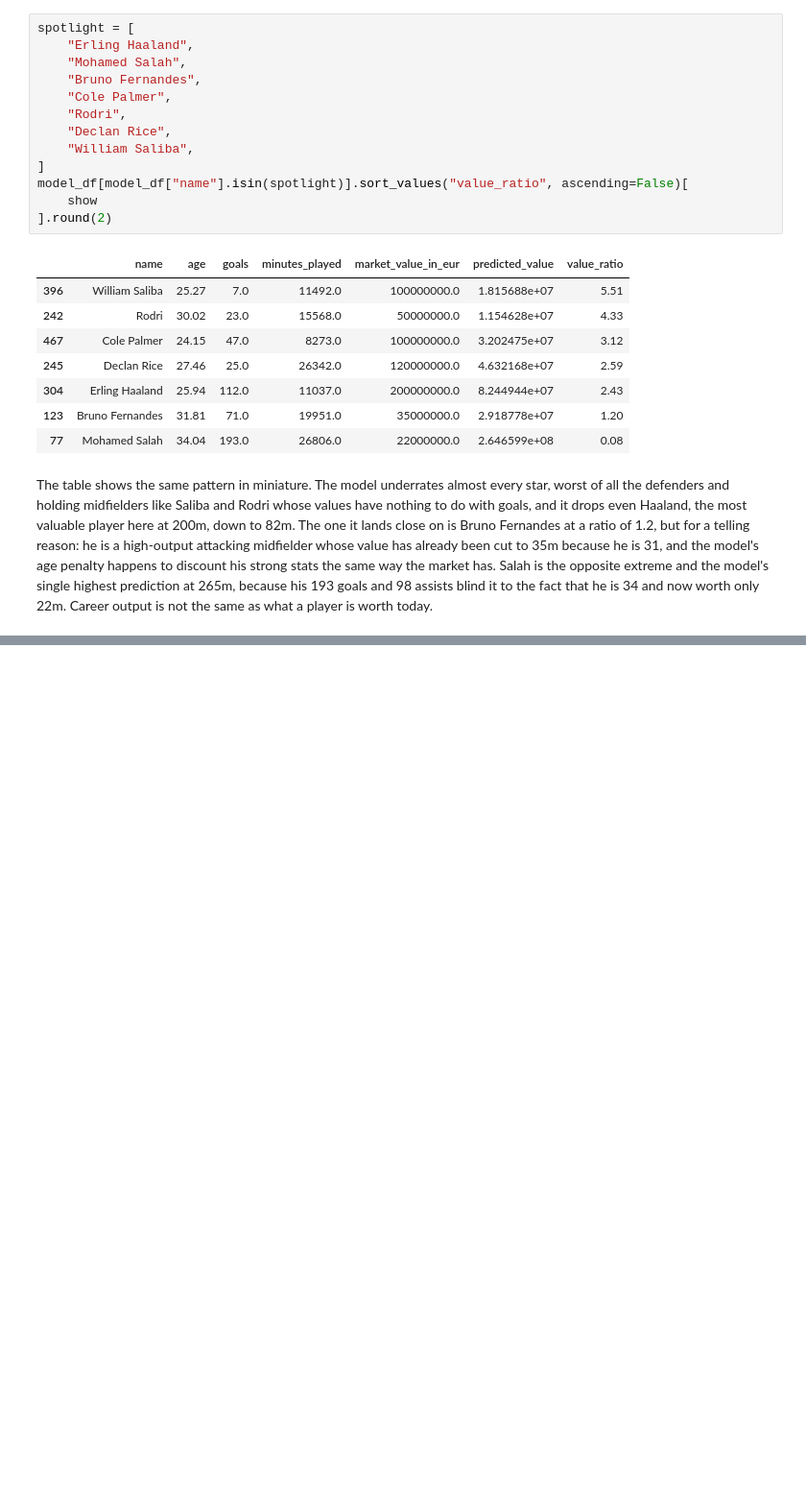
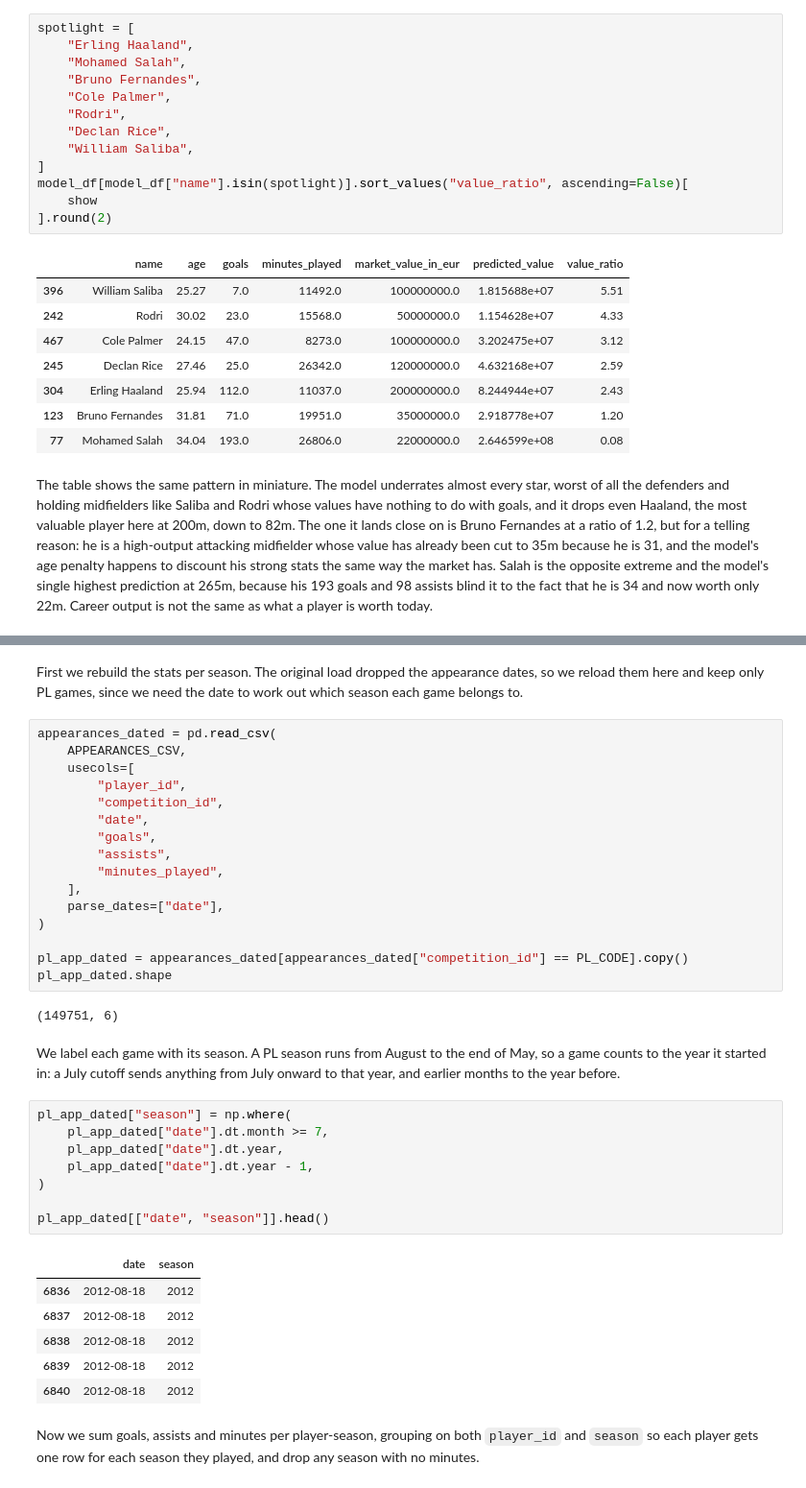
Before and after one commit to konstantinosioan/pl-transfer-value-predictor, a Jupyter notebook: notebook.ipynb, the cells around one changed output, grey strips where cells are left out. Shown at 96% size. Cells and saved outputs as stored; diff of their text form; blank space fills up the shorter version.

```diff
--- a/notebook.ipynb
+++ b/notebook.ipynb
@@ -407,0 +433,39 @@ The table shows the same pattern in miniature. The model underrates almost every
+# %% [markdown]
+First we rebuild the stats per season. The original load dropped the appearance dates, so we reload them here and keep only PL games, since we need the date to work out which season each game belongs to.
+# %%
+appearances_dated = pd.read_csv(
+    APPEARANCES_CSV,
+    usecols=[
+        "player_id",
+        "competition_id",
+        "date",
+        "goals",
+        "assists",
+        "minutes_played",
+    ],
+    parse_dates=["date"],
+)
+
+pl_app_dated = appearances_dated[appearances_dated["competition_id"] == PL_CODE].copy()
+pl_app_dated.shape
+# %% [output]
+(149751, 6)
+# %% [markdown]
+We label each game with its season. A PL season runs from August to the end of May, so a game counts to the year it started in: a July cutoff sends anything from July onward to that year, and earlier months to the year before.
+# %%
+pl_app_dated["season"] = np.where(
+    pl_app_dated["date"].dt.month >= 7,
+    pl_app_dated["date"].dt.year,
+    pl_app_dated["date"].dt.year - 1,
+)
+
+pl_app_dated[["date", "season"]].head()
+# %% [output]
+|  | date | season |
+| 6836 | 2012-08-18 | 2012 |
+| 6837 | 2012-08-18 | 2012 |
+| 6838 | 2012-08-18 | 2012 |
+| 6839 | 2012-08-18 | 2012 |
+| 6840 | 2012-08-18 | 2012 |
+# %% [markdown]
+Now we sum goals, assists and minutes per player-season, grouping on both `player_id` and `season` so each player gets one row for each season they played, and drop any season with no minutes.
```
Also changed, not shown: parts of 20 cells of this notebook, 2 other files.
